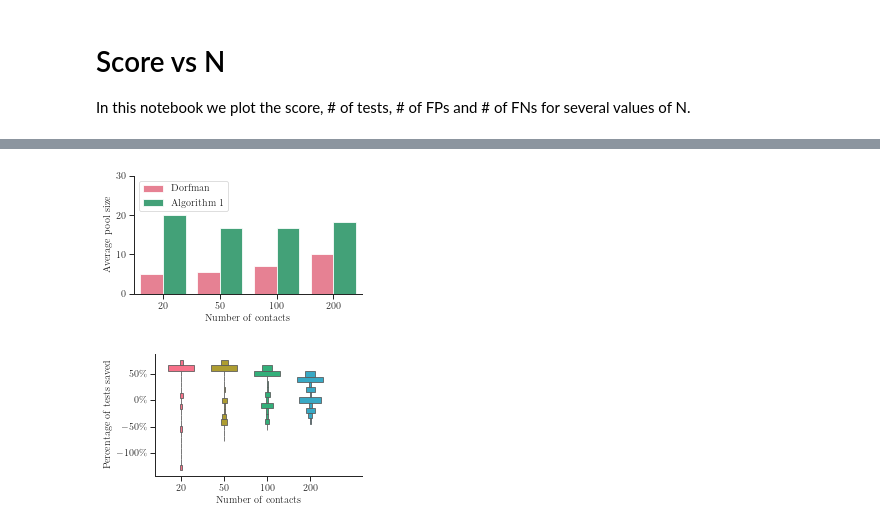
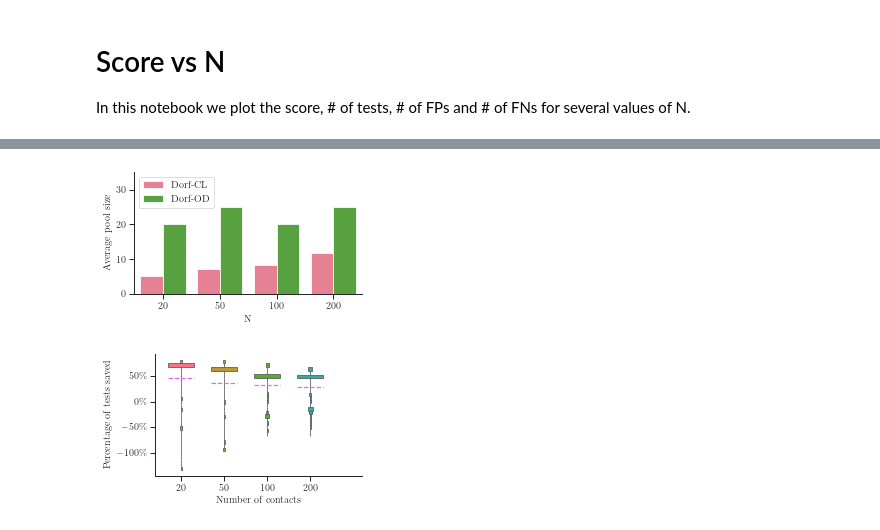
Before and after one commit to Networks-Learning/pooled-testing, a Jupyter notebook: notebooks/score_vs_N.ipynb, the cells around one changed output, grey strips where cells are left out. Cells and saved outputs as stored; diff of their text form; code cells hidden in the pictures.

```diff
--- a/notebooks/score_vs_N.ipynb
+++ b/notebooks/score_vs_N.ipynb
@@ -22,7 +22,9 @@ sns.set_theme(context='paper', style='ticks', font_scale=1)
 # %%
 name="score_vs_N"
 width_pt = 469
-palette = sns.color_palette('husl', 5)
+se = 0.8
+sp = 0.98
+palette = sns.color_palette('husl', 6)
 type_dict = {
     'N' : int,
     'false_negatives' : int,
@@ -42,7 +44,7 @@ type_dict = {
     'seed' : int
 }
 # %%
-files = glob.glob("./outputs/{name}_*.json".format(name=name))
+files = glob.glob("./outputs/{name}_*_se_{se}_sp_{sp}_*.json".format(name=name, se=se, sp=sp))
 
 dicts = []
 for fl_id, fl in enumerate(files):
@@ -102,0 +74,5 @@ temp_df
+# %%
+total_df = input_df.astype(type_dict) # Fix types
+total_df['tests_per_contact'] = total_df['num_of_tests']/total_df['N']
+total_df['fns_per_contact'] = total_df['false_negatives']/total_df['N']
+total_df['fps_per_contact'] = total_df['false_positives']/total_df['N']
@@ -151,18 +141,21 @@ fig.savefig('figures/{name}_tests_per_contact.pdf'.format(name=name))
+# %%
+size_df = total_df[['method', 'N', 'avg_group_size']]
+size_df = size_df.rename(columns={'avg_group_size' : 'Average pool size'})
 # %%
 utils.latexify(font_size=10)
 
 fig_height, fig_aspect = get_fig_dim(width_pt, fraction=0.6)
 fig, ax = plt.subplots(figsize=(fig_height*fig_aspect,fig_height))
 
-sns.barplot(data=tests_df, x="Number of contacts", y="Average pool size", hue="Method", ci=None,
-            palette=[palette[0]]+[palette[2]], hue_order=['Dorfman', 'Algorithm 1'], ax=ax)
+sns.barplot(data=size_df, x="N", y="Average pool size", hue="method", ci=None,
+            palette=[palette[0]]+[palette[2]], hue_order=['binomial', 'negbin'], ax=ax)
 sns.despine()
 
-ax.legend(loc='upper left')
-ax.set_ylim([0,30])
+ax.legend(labels=['Dorf-CL', 'Dorf-OD'], loc='upper left')
+ax.set_ylim([0,35])
 
 fig.tight_layout()
-fig.savefig('figures/{name}_pool_size.pdf'.format(name=name))
+fig.savefig('figures/{name}_pool_size_se_{se}_sp_{sp}.pdf'.format(name=name, se=se, sp=sp))
 # %% [output]
-[figure, old version]
+[figure, new version]
 # %%
@@ -192,12 +181,12 @@ fig, ax = plt.subplots(figsize=(fig_height*fig_aspect,fig_height))
 
 # Adapted from https://matplotlib.org/stable/gallery/statistics/multiple_histograms_side_by_side.html
 
-labels = perc_df['Number of contacts'].unique()
+labels = perc_df['N'].unique()
 # data_sets = [tests_df[(tests_df['Number of contacts']==N) & (tests_df['Perc'] < tests_df['Perc'].quantile(.95)) & (tests_df['Perc'] > tests_df['Perc'].quantile(.05))]['Perc'].to_numpy() for N in labels]
-data_sets = [perc_df[perc_df['Number of contacts']==N]['Perc'].to_numpy() for N in labels]
+data_sets = [perc_df[perc_df['N']==N]['Perc'].to_numpy() for N in labels]
 
 hist_range = (np.min(data_sets), np.max(data_sets))
-number_of_bins = 20
+number_of_bins = 30
 binned_data_sets=[]
 for d in data_sets:
     hist = np.histogram(d, range=hist_range, bins=number_of_bins)[0]
@@ -222,7 +211,12 @@ for x_loc, binned_data in zip(x_locations, binned_data_sets):
     heights = np.diff(bin_edges)
     # lefts = x_loc - 0.5 * binned_data
     lefts = x_loc - 0.5 * binned_data[effective_range_ids[0]:effective_range_ids[1]+1]
+    rights = x_loc + 0.5 * binned_data[effective_range_ids[0]:effective_range_ids[1]+1]
+
     ax.barh(centers, binned_data[effective_range_ids[0]:effective_range_ids[1]+1], height=heights, left=lefts, color=palette[i], edgecolor='#595959')
+
+    ax.hlines(y=means[i], xmin=min(lefts), xmax=max(rights), linestyles='dashed', colors=palette[5])
+
     i += 1
 
 sns.despine()
@@ -236,6 +230,6 @@ ax.get_yaxis().set_major_formatter(matplotlib.ticker.PercentFormatter())
 ax.set_xlim([-1, 7])
 
 fig.tight_layout()
-fig.savefig('figures/{name}_percentage.pdf'.format(name=name))
+fig.savefig('figures/{name}_percentage_se_{se}_sp_{sp}.pdf'.format(name=name, se=se, sp=sp))
 # %% [output]
-[figure, old version]
+[figure, new version]
```
Also changed, not shown: parts of 9 cells of this notebook.
